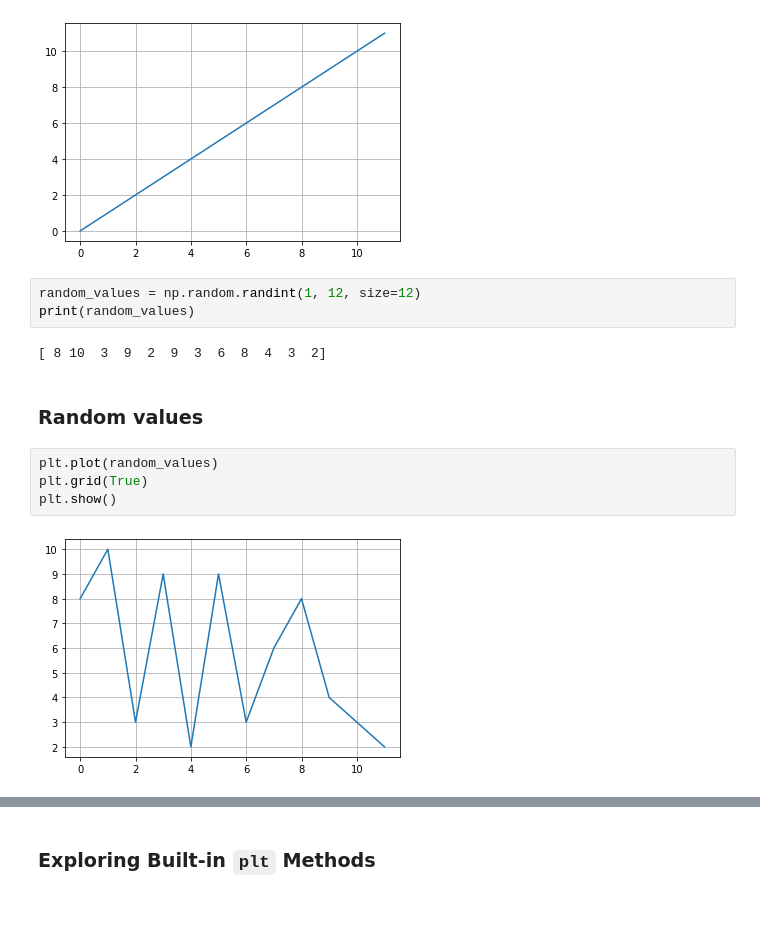
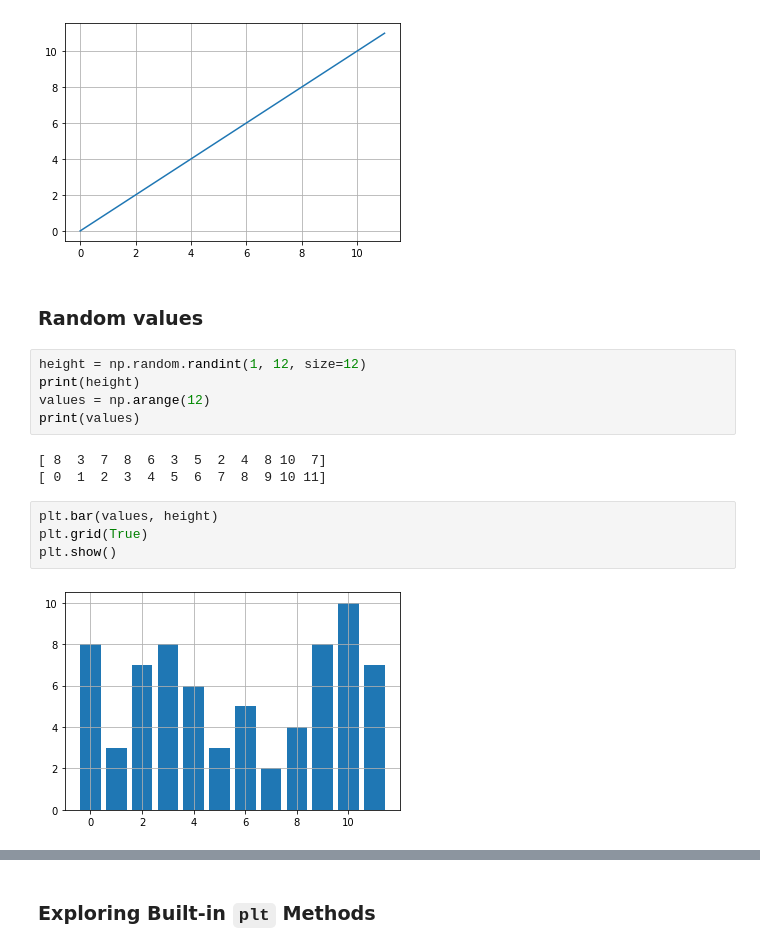
Before and after one commit to implse/Introduction_to_Matplotlib, a Jupyter notebook: Introduction_To_Matplotlib.ipynb, the cells around one changed output, grey strips where cells are left out. Saved outputs shown, nothing was run; the diff lists cells and outputs as text; blank space fills up the shorter version.

```diff
--- a/Introduction_To_Matplotlib.ipynb
+++ b/Introduction_To_Matplotlib.ipynb
@@ -44,16 +45,19 @@ plt.grid(True)
 plt.show()
 # %% [output]
 [figure]
-# %%
-random_values = np.random.randint(1, 12, size=12)
-print(random_values)
-# %% [output]
-[ 8 10  3  9  2  9  3  6  8  4  3  2]
 # %% [markdown]
 ### Random values
+# %%
+height = np.random.randint(1, 12, size=12)
+print(height)
+values = np.arange(12)
+print(values)
+# %% [output]
+[ 8  3  7  8  6  3  5  2  4  8 10  7]
+[ 0  1  2  3  4  5  6  7  8  9 10 11]
 # %%
-plt.plot(random_values)
+plt.bar(values, height)
 plt.grid(True)
 plt.show()
 # %% [output]
-[figure, old version]
+[figure, new version]
```
Also changed, not shown: parts of 25 cells of this notebook.
